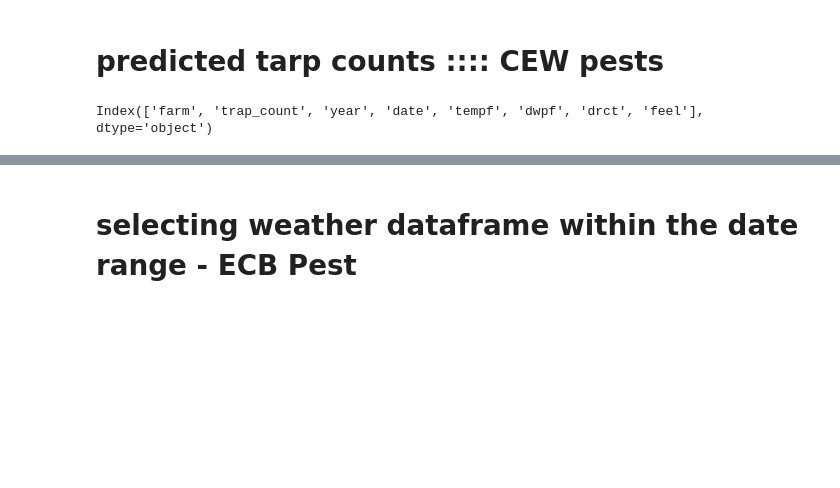
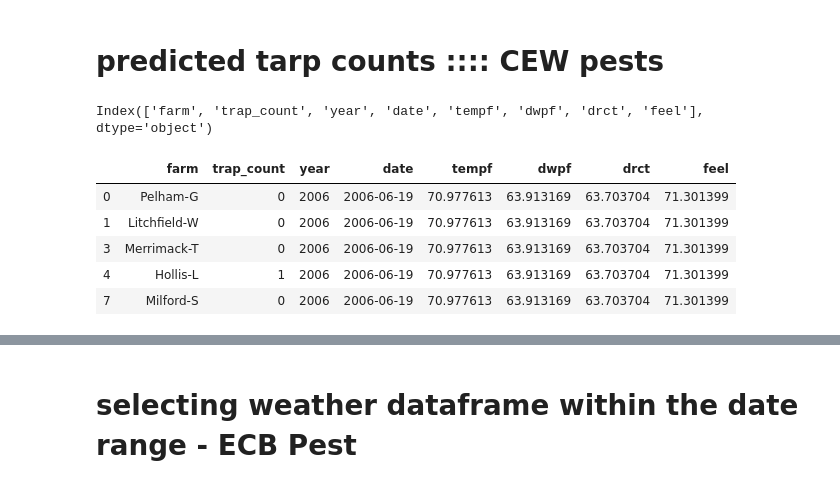
Before and after one commit to ramgautam06/CS898-Masters-Project, a Jupyter notebook: PossionRegression.ipynb, the cells around one changed output, grey strips where cells are left out. Cells and saved outputs as stored; diff of their text form; code cells hidden in the pictures; blank space fills up the shorter version.

```diff
--- a/PossionRegression.ipynb
+++ b/PossionRegression.ipynb
@@ -432,6 +474,15 @@ Index(['farm', 'trap_count', 'year', 'date', 'tempf', 'dwpf', 'drct', 'feel'], d
 mask = np.random.rand(len(df_CEW_final)) < 0.8
 df_train_CEW = df_CEW_final[mask]
 df_test_CEW = df_CEW_final[~mask]
+# %%
+df_train_CEW.head()
+# %% [output]
+|  | farm | trap_count | year | date | tempf | dwpf | drct | feel |
+| 0 | Pelham-G | 0 | 2006 | 2006-06-19 | 70.977613 | 63.913169 | 63.703704 | 71.301399 |
+| 1 | Litchfield-W | 0 | 2006 | 2006-06-19 | 70.977613 | 63.913169 | 63.703704 | 71.301399 |
+| 3 | Merrimack-T | 0 | 2006 | 2006-06-19 | 70.977613 | 63.913169 | 63.703704 | 71.301399 |
+| 4 | Hollis-L | 1 | 2006 | 2006-06-19 | 70.977613 | 63.913169 | 63.703704 | 71.301399 |
+| 7 | Milford-S | 0 | 2006 | 2006-06-19 | 70.977613 | 63.913169 | 63.703704 | 71.301399 |
 # %%
 print(len(df_train_CEW))
 print(len(df_test_CEW))
```
Also changed, not shown: parts of 17 cells of this notebook.
